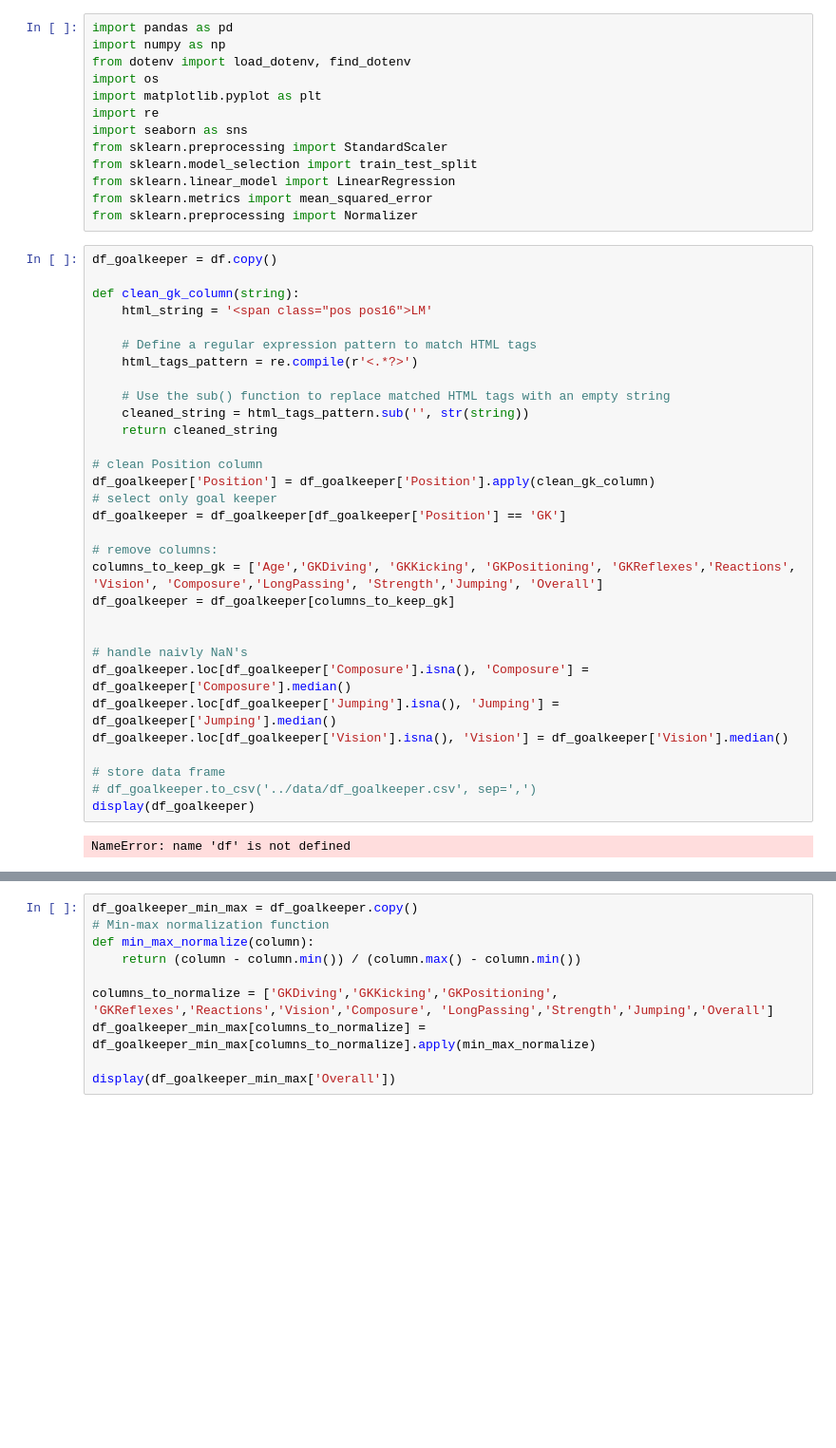
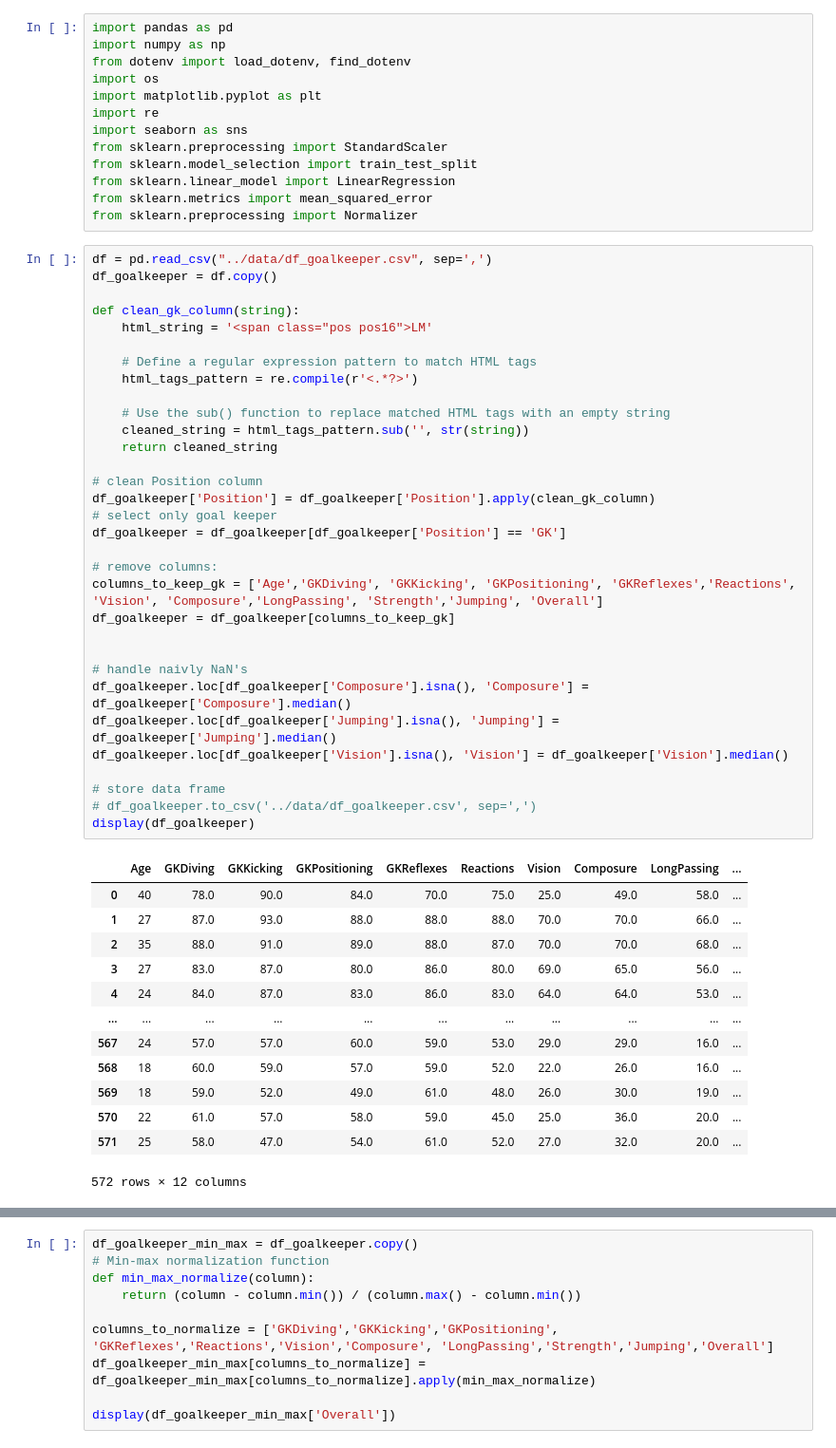
Before and after one commit to allorenz/football-player-similarity, a Jupyter notebook: src/predictions.ipynb, the cells around one changed output, grey strips where cells are left out. Shown at 95% size. Cells and saved outputs as stored; diff of their text form; blank space fills up the shorter version.

```diff
--- a/src/predictions.ipynb
+++ b/src/predictions.ipynb
@@ -12,38 +12,51 @@ from sklearn.linear_model import LinearRegression
 from sklearn.metrics import mean_squared_error
 from sklearn.preprocessing import Normalizer
 # %%
+df = pd.read_csv("../data/df_goalkeeper.csv", sep=',')
 df_goalkeeper = df.copy()
 
 def clean_gk_column(string):
     html_string = '<span class="pos pos16">LM'
 
     # Define a regular expression pattern to match HTML tags
     html_tags_pattern = re.compile(r'<.*?>')
 
     # Use the sub() function to replace matched HTML tags with an empty string
     cleaned_string = html_tags_pattern.sub('', str(string))
     return cleaned_string
 
 # clean Position column
 df_goalkeeper['Position'] = df_goalkeeper['Position'].apply(clean_gk_column)
 # select only goal keeper
 df_goalkeeper = df_goalkeeper[df_goalkeeper['Position'] == 'GK']
 
 # remove columns:
 columns_to_keep_gk = ['Age','GKDiving', 'GKKicking', 'GKPositioning', 'GKReflexes','Reactions', 'Vision', 'Composure','LongPassing', 'Strength','Jumping', 'Overall']
 df_goalkeeper = df_goalkeeper[columns_to_keep_gk]
 
 
 # handle naivly NaN's
 df_goalkeeper.loc[df_goalkeeper['Composure'].isna(), 'Composure'] = df_goalkeeper['Composure'].median()
 df_goalkeeper.loc[df_goalkeeper['Jumping'].isna(), 'Jumping'] = df_goalkeeper['Jumping'].median()
 df_goalkeeper.loc[df_goalkeeper['Vision'].isna(), 'Vision'] = df_goalkeeper['Vision'].median()
 
 # store data frame
 # df_goalkeeper.to_csv('../data/df_goalkeeper.csv', sep=',')
 display(df_goalkeeper)
 # %% [output]
+|  | Age | GKDiving | GKKicking | GKPositioning | GKReflexes | Reactions | Vision | Composure | LongPassing | ... |
+| 0 | 40 | 78.0 | 90.0 | 84.0 | 70.0 | 75.0 | 25.0 | 49.0 | 58.0 | ... |
+| 1 | 27 | 87.0 | 93.0 | 88.0 | 88.0 | 88.0 | 70.0 | 70.0 | 66.0 | ... |
+| 2 | 35 | 88.0 | 91.0 | 89.0 | 88.0 | 87.0 | 70.0 | 70.0 | 68.0 | ... |
+| 3 | 27 | 83.0 | 87.0 | 80.0 | 86.0 | 80.0 | 69.0 | 65.0 | 56.0 | ... |
+| 4 | 24 | 84.0 | 87.0 | 83.0 | 86.0 | 83.0 | 64.0 | 64.0 | 53.0 | ... |
+| ... | ... | ... | ... | ... | ... | ... | ... | ... | ... | ... |
+| 567 | 24 | 57.0 | 57.0 | 60.0 | 59.0 | 53.0 | 29.0 | 29.0 | 16.0 | ... |
+| 568 | 18 | 60.0 | 59.0 | 57.0 | 59.0 | 52.0 | 22.0 | 26.0 | 16.0 | ... |
+| 569 | 18 | 59.0 | 52.0 | 49.0 | 61.0 | 48.0 | 26.0 | 30.0 | 19.0 | ... |
+| 570 | 22 | 61.0 | 57.0 | 58.0 | 59.0 | 45.0 | 25.0 | 36.0 | 20.0 | ... |
+| 571 | 25 | 58.0 | 47.0 | 54.0 | 61.0 | 52.0 | 27.0 | 32.0 | 20.0 | ... |
-NameError: name 'df' is not defined
+572 rows × 12 columns
 # %%
 corr_matrix = df_goalkeeper.corr()
 plt.figure(figsize=(10, 10))
```
Also changed, not shown: parts of 4 cells of this notebook, 9 other files.
